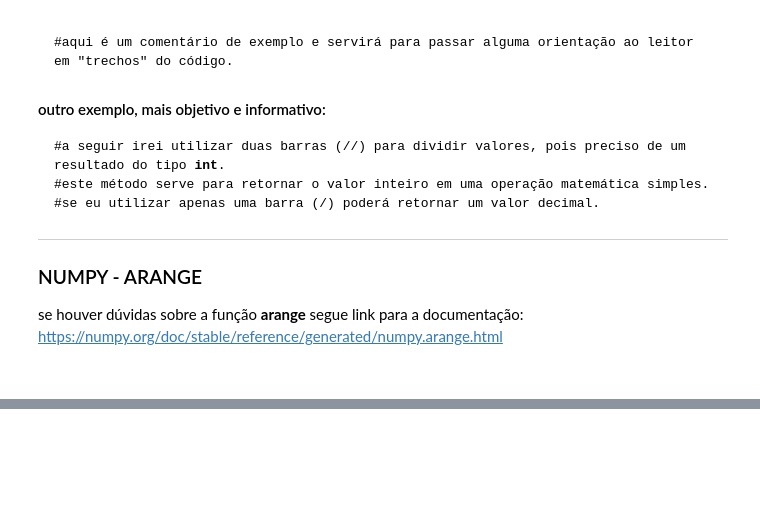
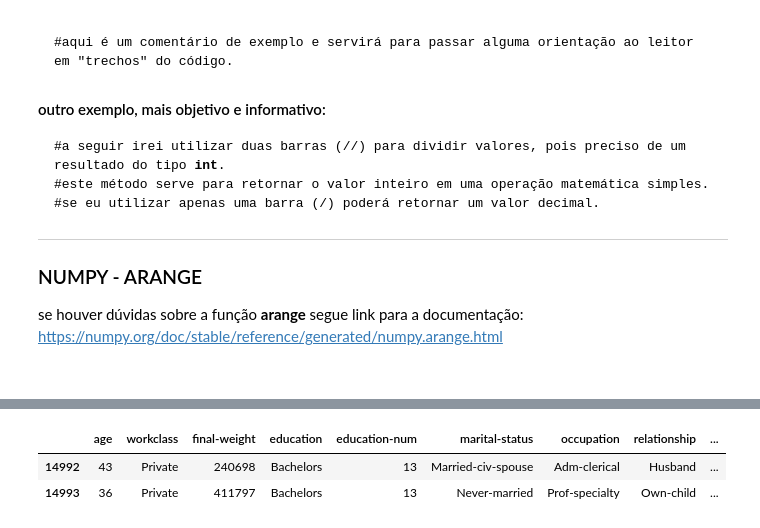
Before and after one commit to LeonardoHSantos/analise-dados-e-machine-learning-censo-EUA, a Jupyter notebook: analise_censu_EUA.ipynb, the cells around one changed output, grey strips where cells are left out. Drawn from its saved outputs; the diff is of its cells as text; code cells hidden in the pictures; blank space fills up the shorter version.

```diff
--- a/analise_censu_EUA.ipynb
+++ b/analise_censu_EUA.ipynb
@@ -225,0 +365,27 @@ O objetivo desse tipo de amostragem é adicionar caracteristicas para cada eleme
+# %%
+def amostragem_por_grupos(dataset, n_grupos):
+    id_grupo = 0
+    cont_aux = 0
+    grupos_dataset = list()
+
+    quantidade_grupos = len(dataset) // n_grupos
+
+    for _ in dataset.iterrows():
+        grupos_dataset.append(id_grupo)
+        cont_aux += 1
+        if cont_aux > quantidade_grupos:
+            cont_aux = 0
+            id_grupo += 1
+
+    dataset["grupo"] = grupos_dataset
+    selecao_grupo_rand = random.randint(0, n_grupos)
+
+    df_agrupamento = dataset[dataset["grupo"]==selecao_grupo_rand]
+    return df_agrupamento
+# %%
+df_agrupamento = amostragem_por_grupos(dataset, 22500)
+df_agrupamento
+# %% [output]
+|  | age | workclass | final-weight | education | education-num | marital-status | occupation | relationship | ... |
+| 14992 | 43 | Private | 240698 | Bachelors | 13 | Married-civ-spouse | Adm-clerical | Husband | ... |
+| 14993 | 36 | Private | 411797 | Bachelors | 13 | Never-married | Prof-specialty | Own-child | ... |
```
Also changed, not shown: parts of 14 cells of this notebook.
